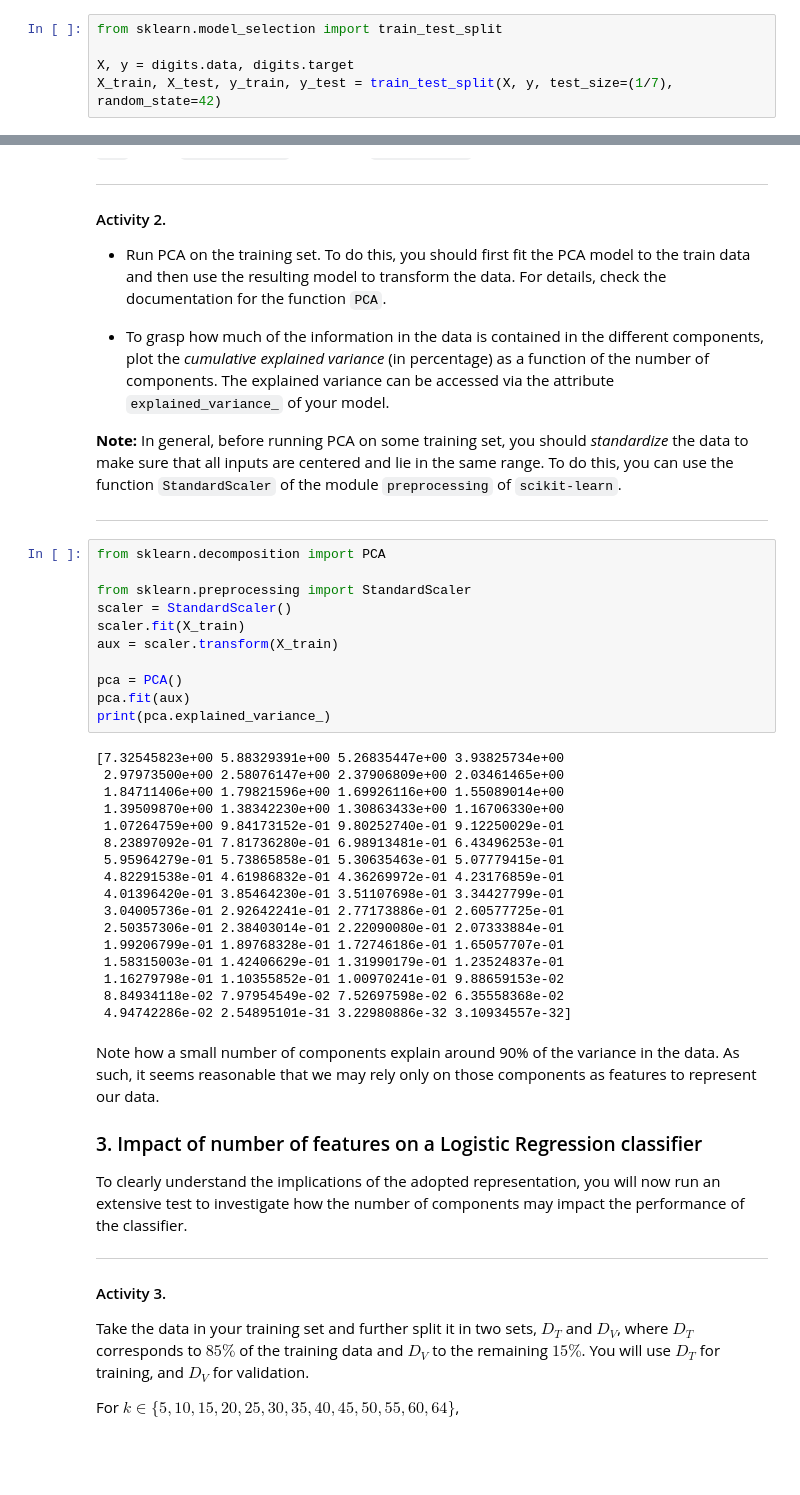
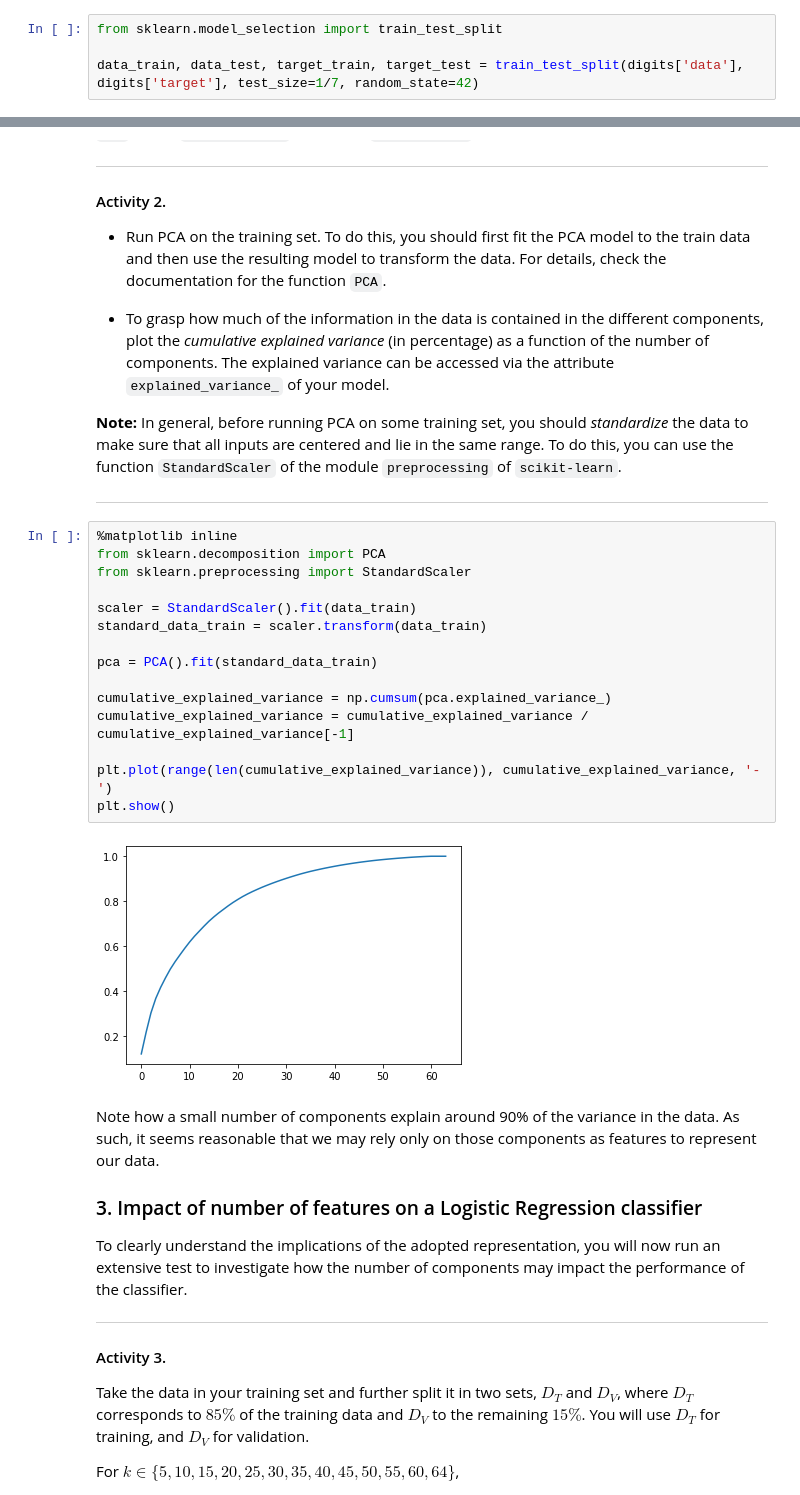
Before and after one commit to jtaca/PADInt_Labs, a Jupyter notebook: padi-lab4-group27.ipynb, the cells around one changed output, grey strips where cells are left out. Drawn from its saved outputs; the diff is of its cells as text; blank space fills up the shorter version.

```diff
--- a/padi-lab4-group27.ipynb
+++ b/padi-lab4-group27.ipynb
@@ -74,8 +74,7 @@ From the MNIST dataset, construct the training and test sets. The input data can
 # %%
 from sklearn.model_selection import train_test_split
 
-X, y = digits.data, digits.target
-X_train, X_test, y_train, y_test = train_test_split(X, y, test_size=(1/7), random_state=42)
+data_train, data_test, target_train, target_test = train_test_split(digits['data'], digits['target'], test_size=1/7, random_state=42)
 # %% [markdown]
 ### 2. Principal component analysis (PCA)
 
@@ -93,33 +92,22 @@ Right now, each point in the dataset is represented by the pixel information, wh
 
 ---
 # %%
+%matplotlib inline
 from sklearn.decomposition import PCA
+from sklearn.preprocessing import StandardScaler
 
-from sklearn.preprocessing import StandardScaler
-scaler = StandardScaler()
-scaler.fit(X_train)
-aux = scaler.transform(X_train)
+scaler = StandardScaler().fit(data_train)
+standard_data_train = scaler.transform(data_train)
 
-pca = PCA()
-pca.fit(aux)
-print(pca.explained_variance_)
+pca = PCA().fit(standard_data_train)
+
+cumulative_explained_variance = np.cumsum(pca.explained_variance_)
+cumulative_explained_variance = cumulative_explained_variance / cumulative_explained_variance[-1]
+
+plt.plot(range(len(cumulative_explained_variance)), cumulative_explained_variance, '-')
+plt.show()
 # %% [output]
-[7.32545823e+00 5.88329391e+00 5.26835447e+00 3.93825734e+00
- 2.97973500e+00 2.58076147e+00 2.37906809e+00 2.03461465e+00
- 1.84711406e+00 1.79821596e+00 1.69926116e+00 1.55089014e+00
- 1.39509870e+00 1.38342230e+00 1.30863433e+00 1.16706330e+00
- 1.07264759e+00 9.84173152e-01 9.80252740e-01 9.12250029e-01
- 8.23897092e-01 7.81736280e-01 6.98913481e-01 6.43496253e-01
- 5.95964279e-01 5.73865858e-01 5.30635463e-01 5.07779415e-01
- 4.82291538e-01 4.61986832e-01 4.36269972e-01 4.23176859e-01
- 4.01396420e-01 3.85464230e-01 3.51107698e-01 3.34427799e-01
- 3.04005736e-01 2.92642241e-01 2.77173886e-01 2.60577725e-01
- 2.50357306e-01 2.38403014e-01 2.22090080e-01 2.07333884e-01
- 1.99206799e-01 1.89768328e-01 1.72746186e-01 1.65057707e-01
- 1.58315003e-01 1.42406629e-01 1.31990179e-01 1.23524837e-01
- 1.16279798e-01 1.10355852e-01 1.00970241e-01 9.88659153e-02
- 8.84934118e-02 7.97954549e-02 7.52697598e-02 6.35558368e-02
- 4.94742286e-02 2.54895101e-31 3.22980886e-32 3.10934557e-32]
+[figure, added]
 # %% [markdown]
 Note how a small number of components explain around 90\% of the variance in the data. As such, it seems reasonable that we may rely only on those components as features to represent our data.
 
```
Also changed, not shown: parts of 13 cells of this notebook.
